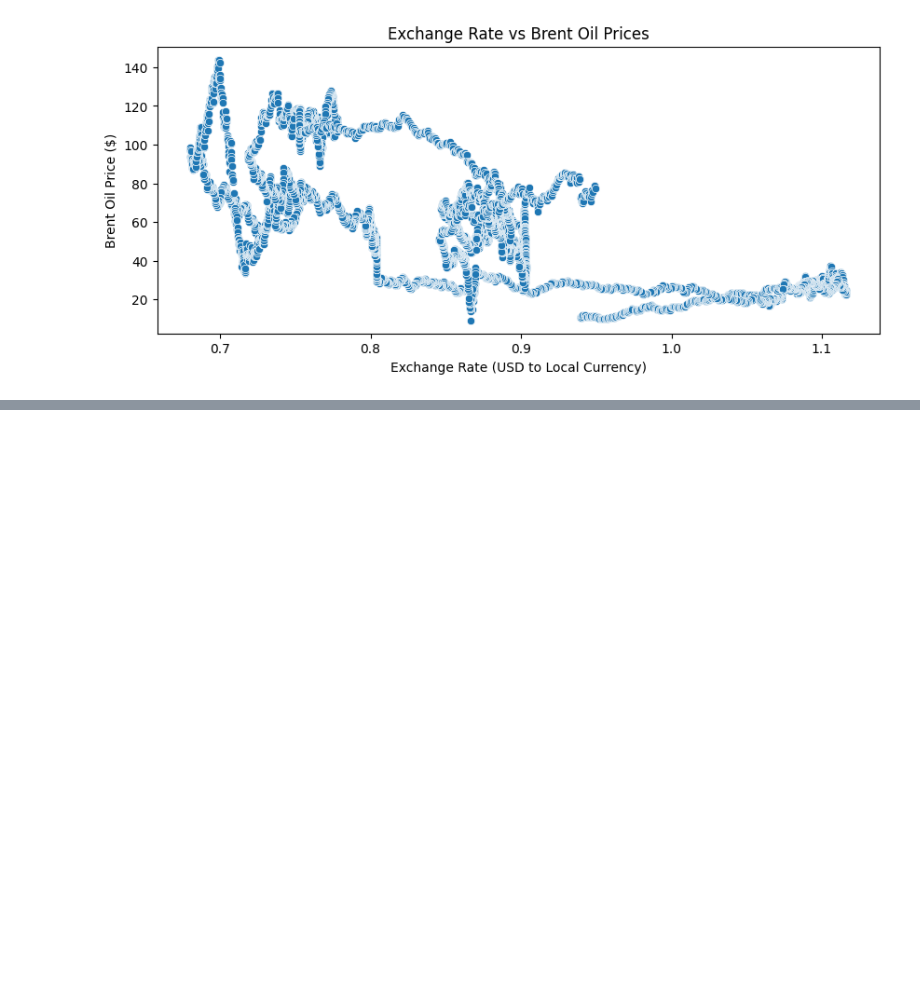
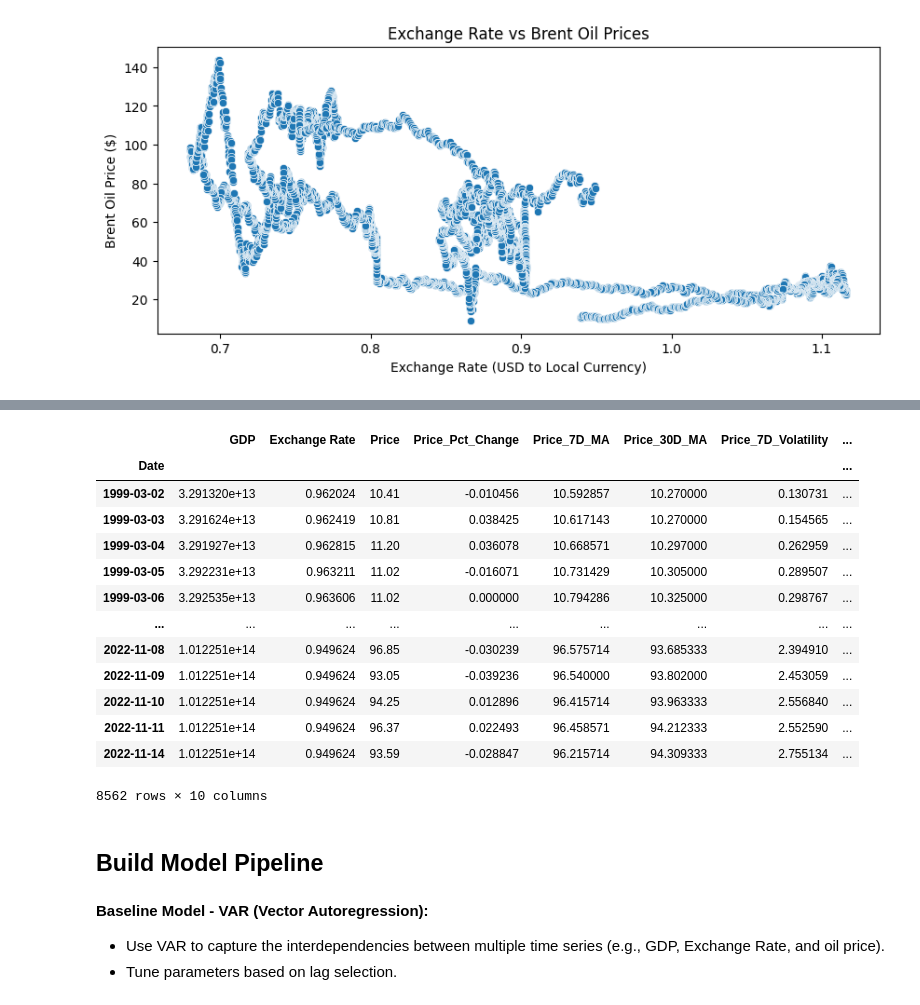
Before and after one commit to epythonlab/oil-price-statistical-modeling, a Jupyter notebook: notebooks/oil_price_analysis.ipynb, the cells around one changed output, grey strips where cells are left out. Cells and saved outputs as stored; diff of their text form; code cells hidden in the pictures; blank space fills up the shorter version.

```diff
--- a/notebooks/oil_price_analysis.ipynb
+++ b/notebooks/oil_price_analysis.ipynb
@@ -840,4 +763,0 @@ Warnings:
-# %%
-# Calculate Log Returns
-price_data['Log_Ret'] = np.log(price_data['Price']).diff().dropna()
-log_returns = price_data['Log_Ret'].dropna()
@@ -934,0 +769,12 @@ plt.show()
+# %%
+
+# gdp_data_daily, exchange_rate_data_daily they have strong correlation with price
+# Merge all datasets on 'Date' column
+merged_data = (
+    gdp_data_daily
+    .merge(exchange_rate_data_daily, on='Date', how='outer')
+    .merge(price_data.reset_index(), on='Date', how='outer')
+)
+
+# Fill missing values with forward fill for consistency if there are any gaps
+merged_data.fillna(method='ffill', inplace=True)
@@ -934,0 +793,47 @@ plt.show()
+# %%
+# Percentage change
+merged_data['Price_Pct_Change'] = merged_data['Price'].pct_change()
+
+# Rolling averages (e.g., 7-day and 30-day moving averages)
+merged_data['Price_7D_MA'] = merged_data['Price'].rolling(window=7).mean()
+merged_data['Price_30D_MA'] = merged_data['Price'].rolling(window=30).mean()
+
+# Rolling volatility (e.g., 7-day and 30-day standard deviation)
+merged_data['Price_7D_Volatility'] = merged_data['Price'].rolling(window=7).std()
+merged_data['Price_30D_Volatility'] = merged_data['Price'].rolling(window=30).std()
+
+# Price momentum (e.g., 7-day and 30-day difference)
+merged_data['Price_7D_Change'] = merged_data['Price'] - merged_data['Price'].shift(7)
+merged_data['Price_30D_Change'] = merged_data['Price'] - merged_data['Price'].shift(30)
+
+# Lagged Features
+data['Price_7D_Change'] = data['Price'].diff(periods=7)
+data['Price_30D_Change'] = data['Price'].diff(periods=30)
+# %%
+merged_data.dropna(inplace=True)
+merged_data.drop(columns=['Rolling_Volatility', 'Segment'], inplace=True)
+features = merged_data.set_index('Date')
+
+features
+# %% [output]
+|  | GDP | Exchange Rate | Price | Price_Pct_Change | Price_7D_MA | Price_30D_MA | Price_7D_Volatility | ... |
+| Date |  |  |  |  |  |  |  | ... |
+| 1999-03-02 | 3.291320e+13 | 0.962024 | 10.41 | -0.010456 | 10.592857 | 10.270000 | 0.130731 | ... |
+| 1999-03-03 | 3.291624e+13 | 0.962419 | 10.81 | 0.038425 | 10.617143 | 10.270000 | 0.154565 | ... |
+| 1999-03-04 | 3.291927e+13 | 0.962815 | 11.20 | 0.036078 | 10.668571 | 10.297000 | 0.262959 | ... |
+| 1999-03-05 | 3.292231e+13 | 0.963211 | 11.02 | -0.016071 | 10.731429 | 10.305000 | 0.289507 | ... |
+| 1999-03-06 | 3.292535e+13 | 0.963606 | 11.02 | 0.000000 | 10.794286 | 10.325000 | 0.298767 | ... |
+| ... | ... | ... | ... | ... | ... | ... | ... | ... |
+| 2022-11-08 | 1.012251e+14 | 0.949624 | 96.85 | -0.030239 | 96.575714 | 93.685333 | 2.394910 | ... |
+| 2022-11-09 | 1.012251e+14 | 0.949624 | 93.05 | -0.039236 | 96.540000 | 93.802000 | 2.453059 | ... |
+| 2022-11-10 | 1.012251e+14 | 0.949624 | 94.25 | 0.012896 | 96.415714 | 93.963333 | 2.556840 | ... |
+| 2022-11-11 | 1.012251e+14 | 0.949624 | 96.37 | 0.022493 | 96.458571 | 94.212333 | 2.552590 | ... |
+| 2022-11-14 | 1.012251e+14 | 0.949624 | 93.59 | -0.028847 | 96.215714 | 94.309333 | 2.755134 | ... |
+8562 rows × 10 columns
+# %% [markdown]
+## Build Model Pipeline
+# %% [markdown]
+**Baseline Model - VAR (Vector Autoregression):**
+
+- Use VAR to capture the interdependencies between multiple time series (e.g., GDP, Exchange Rate, and oil price).
+- Tune parameters based on lag selection.
```
Also changed, not shown: parts of 27 cells of this notebook.
